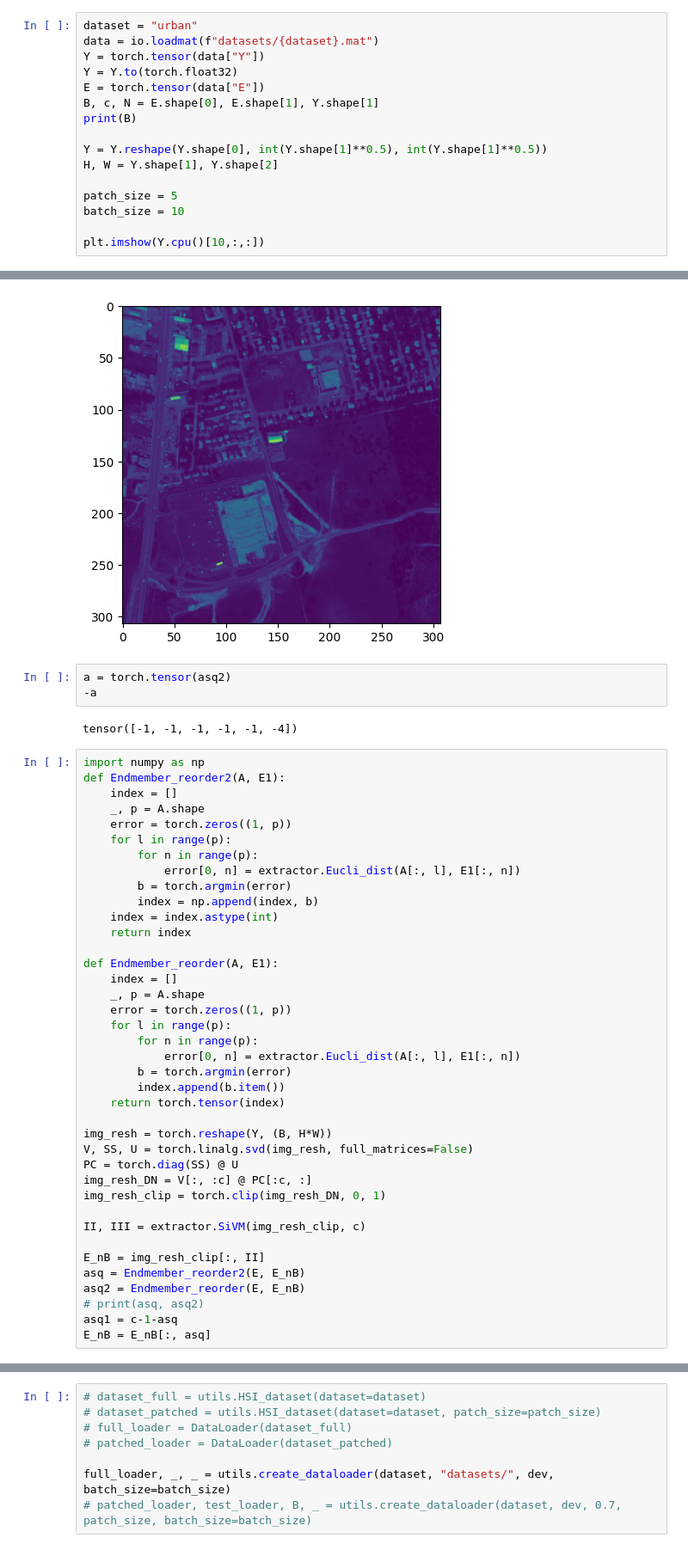
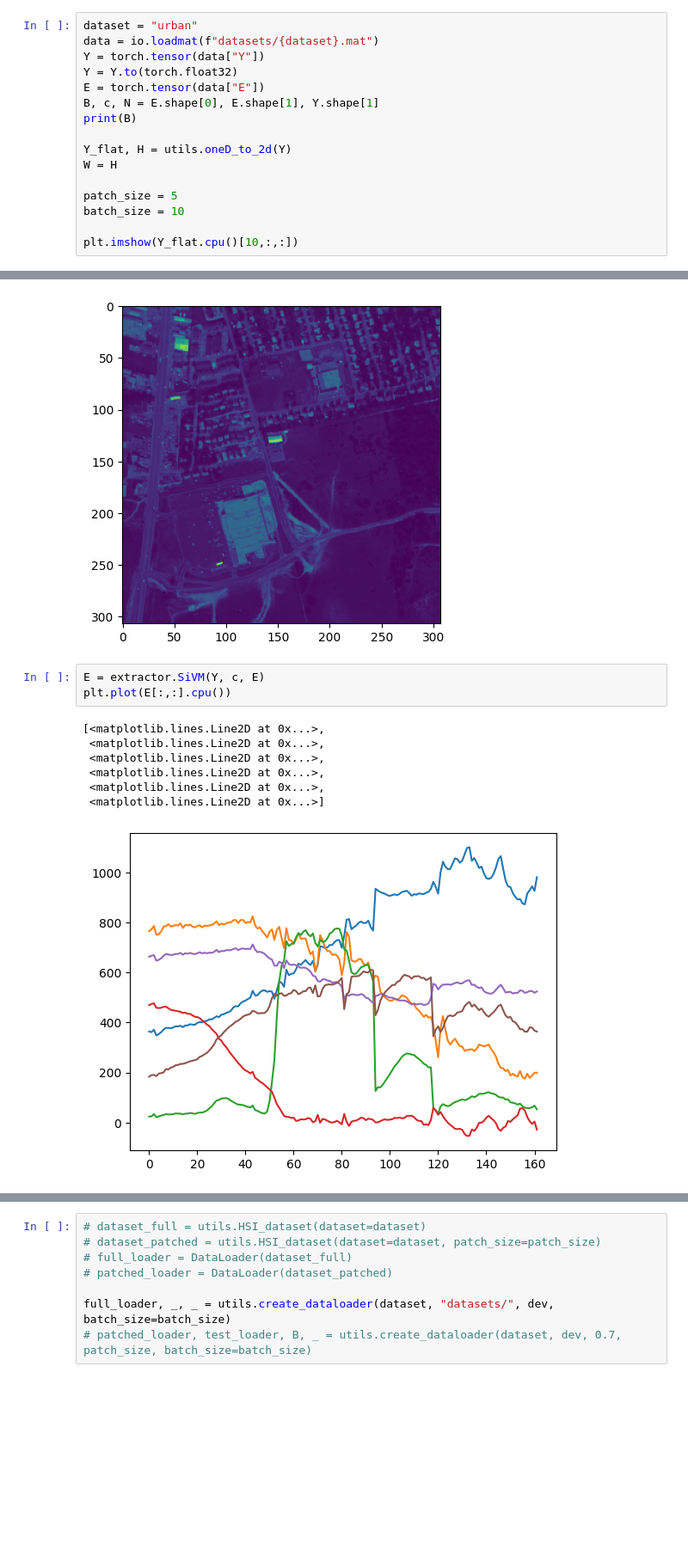
Before and after one commit to edabier/SS-HSU_benchmark, a Jupyter notebook: global_test.ipynb, the cells around one changed output, grey strips where cells are left out. Shown at 86% size. Cells and saved outputs as stored; diff of their text form; blank space fills up the shorter version.

```diff
--- a/global_test.ipynb
+++ b/global_test.ipynb
@@ -28,58 +26,25 @@ E = torch.tensor(data["E"])
 B, c, N = E.shape[0], E.shape[1], Y.shape[1]
 print(B)
 
-Y = Y.reshape(Y.shape[0], int(Y.shape[1]**0.5), int(Y.shape[1]**0.5))
-H, W = Y.shape[1], Y.shape[2]
+Y_flat, H = utils.oneD_to_2d(Y)
+W = H
 
 patch_size = 5
 batch_size = 10
 
-plt.imshow(Y.cpu()[10,:,:])
+plt.imshow(Y_flat.cpu()[10,:,:])
 # %% [output]
 162
 <matplotlib.image.AxesImage at 0x...>
 [figure]
-# %%
-a = torch.tensor(asq2)
--a
-# %% [output]
-tensor([-1, -1, -1, -1, -1, -4])
 # %%
-import numpy as np
-def Endmember_reorder2(A, E1):
-    index = []
-    _, p = A.shape
-    error = torch.zeros((1, p))
-    for l in range(p):
-        for n in range(p):
-            error[0, n] = extractor.Eucli_dist(A[:, l], E1[:, n])
-        b = torch.argmin(error)
-        index = np.append(index, b)
-    index = index.astype(int)
-    return index
-
-def Endmember_reorder(A, E1):
-    index = []
-    _, p = A.shape
-    error = torch.zeros((1, p))
-    for l in range(p):
-        for n in range(p):
-            error[0, n] = extractor.Eucli_dist(A[:, l], E1[:, n])
-        b = torch.argmin(error)
-        index.append(b.item())
-    return torch.tensor(index)
-
-img_resh = torch.reshape(Y, (B, H*W))
-V, SS, U = torch.linalg.svd(img_resh, full_matrices=False)
-PC = torch.diag(SS) @ U
-img_resh_DN = V[:, :c] @ PC[:c, :]
-img_resh_clip = torch.clip(img_resh_DN, 0, 1)
-
-II, III = extractor.SiVM(img_resh_clip, c)
-
-E_nB = img_resh_clip[:, II]
-asq = Endmember_reorder2(E, E_nB)
-asq2 = Endmember_reorder(E, E_nB)
-# print(asq, asq2)
-asq1 = c-1-asq
-E_nB = E_nB[:, asq]
+E = extractor.SiVM(Y, c, E)
+plt.plot(E[:,:].cpu())
+# %% [output]
+[<matplotlib.lines.Line2D at 0x...>,
+ <matplotlib.lines.Line2D at 0x...>,
+ <matplotlib.lines.Line2D at 0x...>,
+ <matplotlib.lines.Line2D at 0x...>,
+ <matplotlib.lines.Line2D at 0x...>,
+ <matplotlib.lines.Line2D at 0x...>]
+[figure, added]
```
Also changed, not shown: parts of 7 cells of this notebook, 7 other files.
